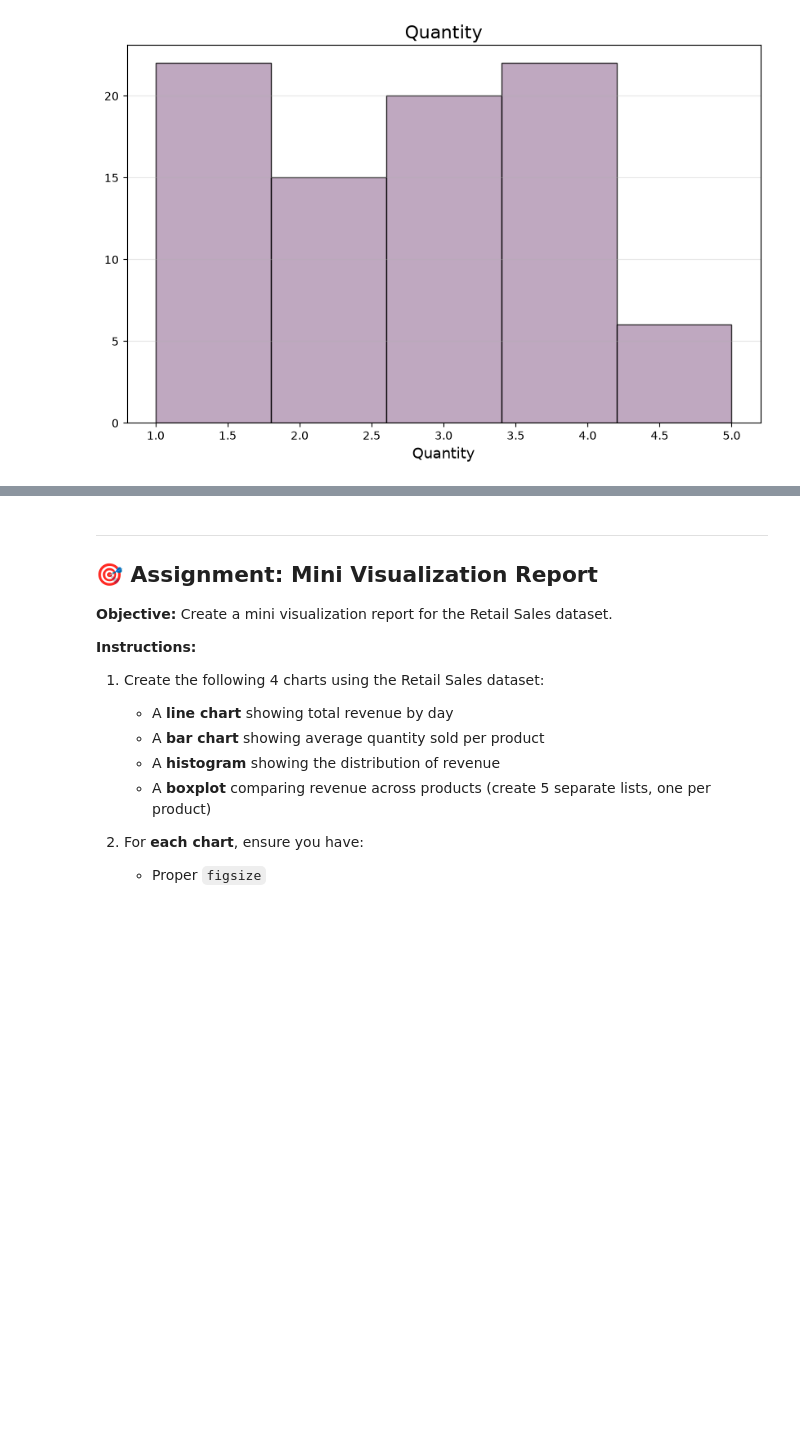
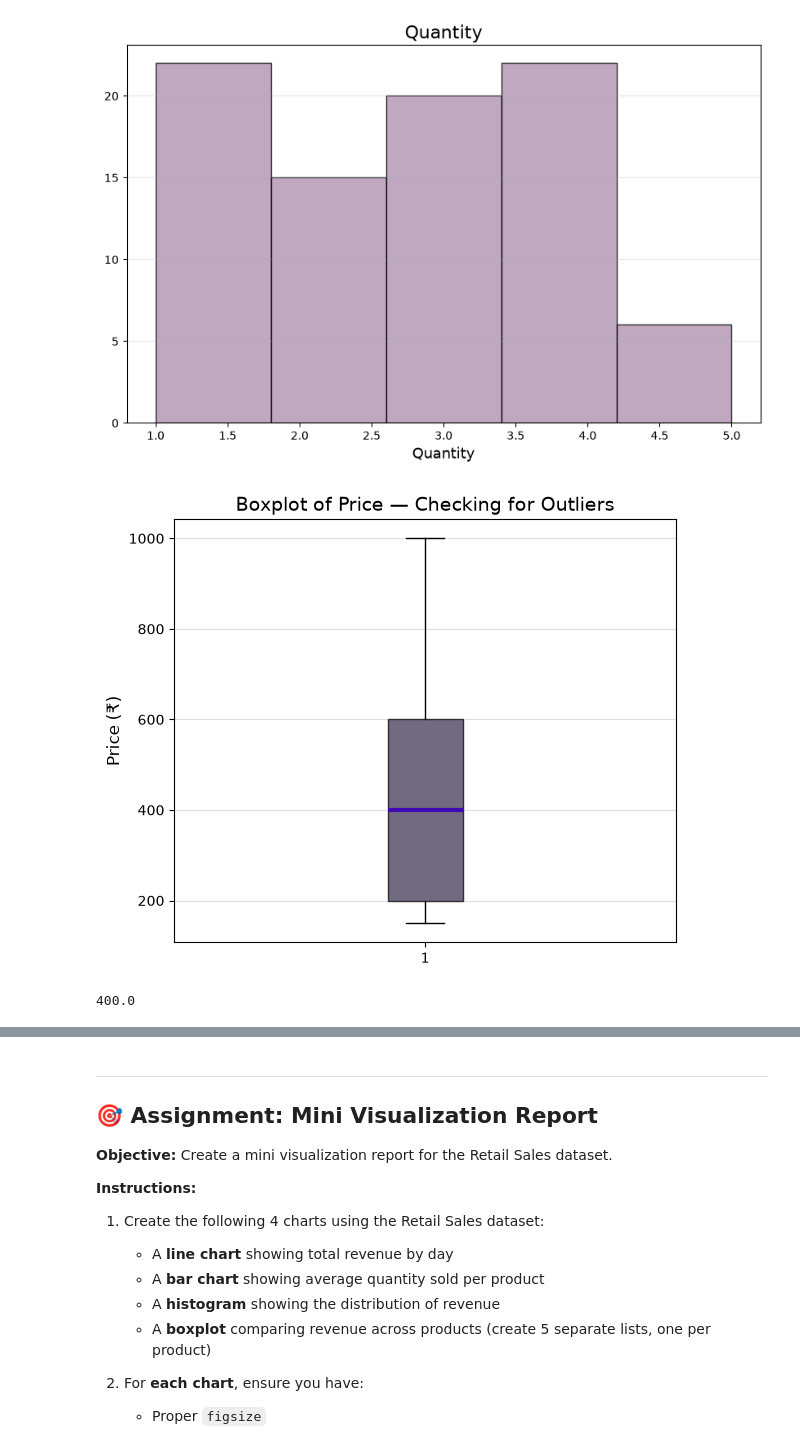
Before and after one commit to dilnazgrewal/Data_Science_Traning_45Days, a Jupyter notebook: Day_18_Matplotlib_continued.ipynb, the cells around one changed output, grey strips where cells are left out. Drawn from its saved outputs; the diff is of its cells as text; code cells hidden in the pictures; blank space fills up the shorter version.

```diff
--- a/Day_18_Matplotlib_continued.ipynb
+++ b/Day_18_Matplotlib_continued.ipynb
@@ -444,9 +444,25 @@ plt.show()
 # %%
 # ============================================
 # YOUR PRACTICE SPACE — Question 6
 # ============================================
+plt.figure(figsize=(6, 5))
 
-# Write your code here
+# Create boxplot
+plt.boxplot(df['Price'], patch_artist=True,
+            boxprops=dict(facecolor="#716A80", color="#322F38"),
+            medianprops=dict(color="#3E08B2", linewidth=3))
+
+# patch_artist=True allows fill color
+
+plt.ylabel('Price (₹)', fontsize=12)
+plt.title('Boxplot of Price — Checking for Outliers', fontsize=14)
+plt.grid(axis='y', alpha=0.4)
+plt.tight_layout()
+plt.show()
+print(df["Price"].median())
+# %% [output]
+[figure, added]
+400.0
 # %%
 # ============================================
 # YOUR PRACTICE SPACE — Question 7 (Insights)
```
Also changed, not shown: parts of 5 cells of this notebook.
